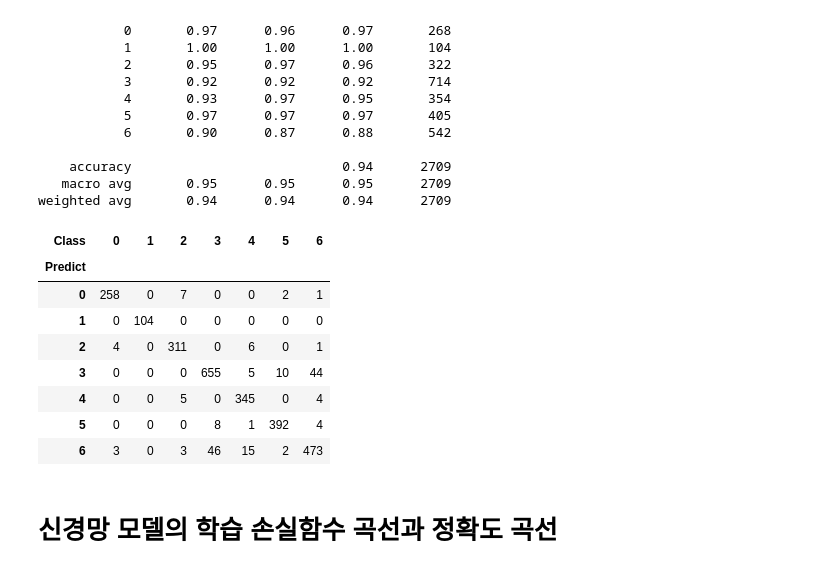
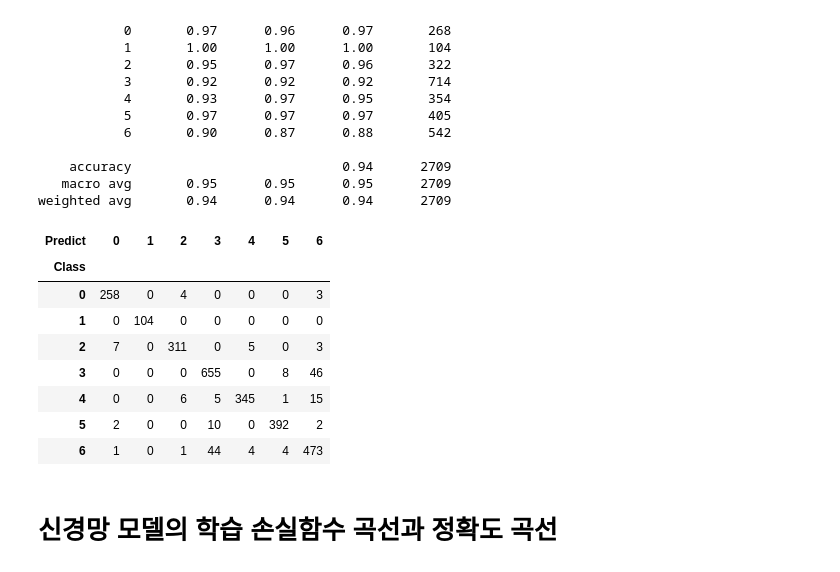
Before and after one commit to 94jjiisu/Data-analysis, a Jupyter notebook: bean_classification.ipynb, the cells around one changed output. Cells and saved outputs as stored; diff of their text form; code cells hidden in the pictures.

```diff
--- a/bean_classification.ipynb
+++ b/bean_classification.ipynb
@@ -1250,18 +1250,18 @@ weighted avg       0.94      0.94      0.94      2709
 # %%
 confusion = pd.DataFrame({'Class': y_test_enc, 'Predict': y_pred_label})
 # Create crosstab: ct
-ct = pd.crosstab(confusion['Predict'], confusion['Class'])
+ct = pd.crosstab(confusion['Class'],confusion['Predict'])
 ct
 # %% [output]
-| Class | 0 | 1 | 2 | 3 | 4 | 5 | 6 |
-| Predict |  |  |  |  |  |  |  |
-| 0 | 258 | 0 | 7 | 0 | 0 | 2 | 1 |
+| Predict | 0 | 1 | 2 | 3 | 4 | 5 | 6 |
+| Class |  |  |  |  |  |  |  |
+| 0 | 258 | 0 | 4 | 0 | 0 | 0 | 3 |
 | 1 | 0 | 104 | 0 | 0 | 0 | 0 | 0 |
-| 2 | 4 | 0 | 311 | 0 | 6 | 0 | 1 |
-| 3 | 0 | 0 | 0 | 655 | 5 | 10 | 44 |
-| 4 | 0 | 0 | 5 | 0 | 345 | 0 | 4 |
-| 5 | 0 | 0 | 0 | 8 | 1 | 392 | 4 |
-| 6 | 3 | 0 | 3 | 46 | 15 | 2 | 473 |
+| 2 | 7 | 0 | 311 | 0 | 5 | 0 | 3 |
+| 3 | 0 | 0 | 0 | 655 | 0 | 8 | 46 |
+| 4 | 0 | 0 | 6 | 5 | 345 | 1 | 15 |
+| 5 | 2 | 0 | 0 | 10 | 0 | 392 | 2 |
+| 6 | 1 | 0 | 1 | 44 | 4 | 4 | 473 |
 # %% [markdown]
 # 신경망 모델의 학습 손실함수 곡선과 정확도 곡선
 # %%
```
Also changed, not shown: parts of 2 cells of this notebook.
